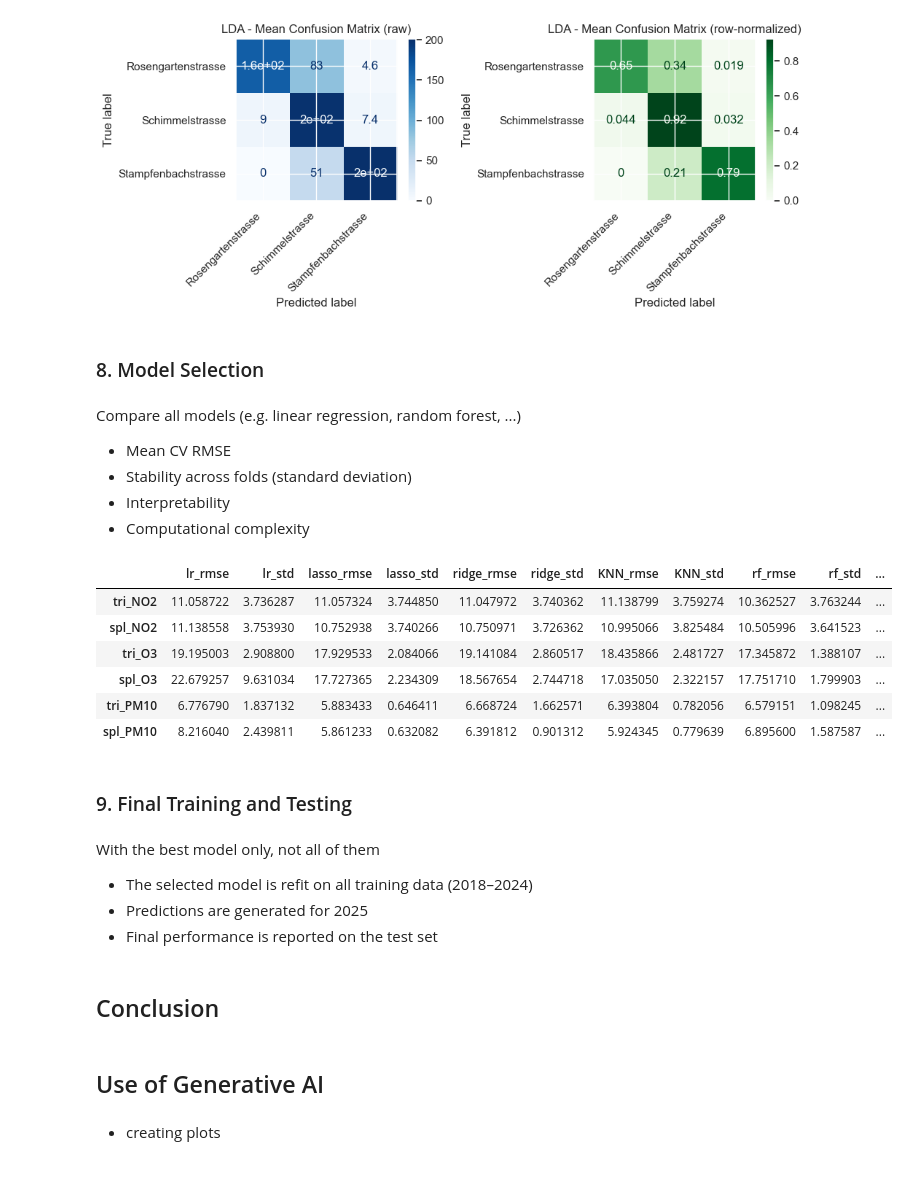
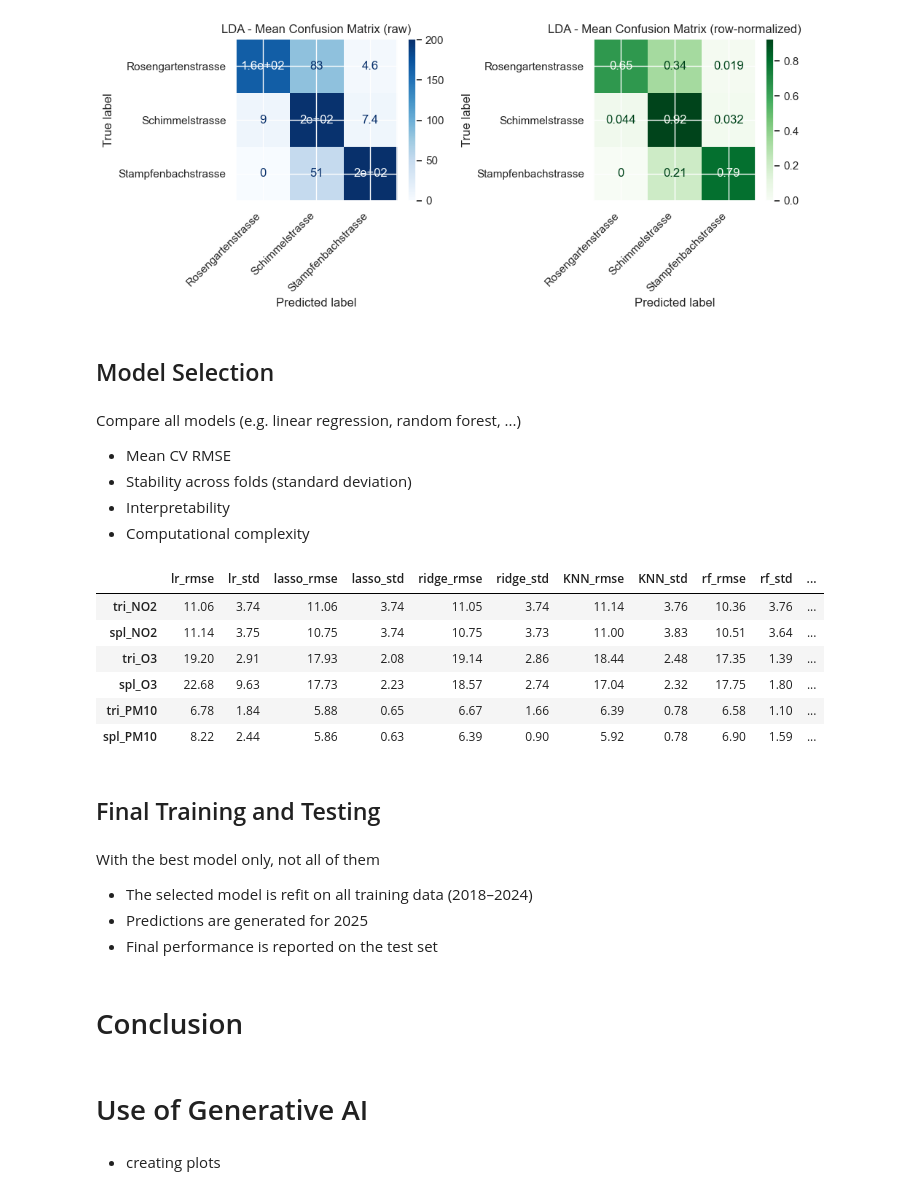
Before and after one commit to JitkaRantanen/AS2025_CO2-GroupProject, a Jupyter notebook: Masterfile.ipynb, the cells around one changed output. Saved outputs shown, nothing was run; the diff lists cells and outputs as text; code cells hidden in the pictures.

```diff
--- a/Masterfile.ipynb
+++ b/Masterfile.ipynb
@@ -2707,7 +2705,7 @@ Mean ± Std across folds:
 0          0.785         0.059          0.788         0.064
 [figure]
 # %% [markdown]
-### 8. Model Selection
+## Model Selection
 # %% [markdown]
 Compare all models (e.g. linear regression, random forest, ...)
 
@@ -2718,17 +2716,18 @@ Compare all models (e.g. linear regression, random forest, ...)
 # %%
 # Compile an overview of models evaluation
 df_result_overview = pd.DataFrame.from_dict(results_dict, orient="index")
-df_result_overview
+df_result_rounded = df_result_overview.round(2)
+df_result_rounded
 # %% [output]
 |  | lr_rmse | lr_std | lasso_rmse | lasso_std | ridge_rmse | ridge_std | KNN_rmse | KNN_std | rf_rmse | rf_std | ... |
-| tri_NO2 | 11.058722 | 3.736287 | 11.057324 | 3.744850 | 11.047972 | 3.740362 | 11.138799 | 3.759274 | 10.362527 | 3.763244 | ... |
-| spl_NO2 | 11.138558 | 3.753930 | 10.752938 | 3.740266 | 10.750971 | 3.726362 | 10.995066 | 3.825484 | 10.505996 | 3.641523 | ... |
-| tri_O3 | 19.195003 | 2.908800 | 17.929533 | 2.084066 | 19.141084 | 2.860517 | 18.435866 | 2.481727 | 17.345872 | 1.388107 | ... |
-| spl_O3 | 22.679257 | 9.631034 | 17.727365 | 2.234309 | 18.567654 | 2.744718 | 17.035050 | 2.322157 | 17.751710 | 1.799903 | ... |
-| tri_PM10 | 6.776790 | 1.837132 | 5.883433 | 0.646411 | 6.668724 | 1.662571 | 6.393804 | 0.782056 | 6.579151 | 1.098245 | ... |
-| spl_PM10 | 8.216040 | 2.439811 | 5.861233 | 0.632082 | 6.391812 | 0.901312 | 5.924345 | 0.779639 | 6.895600 | 1.587587 | ... |
+| tri_NO2 | 11.06 | 3.74 | 11.06 | 3.74 | 11.05 | 3.74 | 11.14 | 3.76 | 10.36 | 3.76 | ... |
+| spl_NO2 | 11.14 | 3.75 | 10.75 | 3.74 | 10.75 | 3.73 | 11.00 | 3.83 | 10.51 | 3.64 | ... |
+| tri_O3 | 19.20 | 2.91 | 17.93 | 2.08 | 19.14 | 2.86 | 18.44 | 2.48 | 17.35 | 1.39 | ... |
+| spl_O3 | 22.68 | 9.63 | 17.73 | 2.23 | 18.57 | 2.74 | 17.04 | 2.32 | 17.75 | 1.80 | ... |
+| tri_PM10 | 6.78 | 1.84 | 5.88 | 0.65 | 6.67 | 1.66 | 6.39 | 0.78 | 6.58 | 1.10 | ... |
+| spl_PM10 | 8.22 | 2.44 | 5.86 | 0.63 | 6.39 | 0.90 | 5.92 | 0.78 | 6.90 | 1.59 | ... |
 # %% [markdown]
-### 9. Final Training and Testing
+## Final Training and Testing
 # %% [markdown]
 With the best model only, not all of them
 
@@ -2736,8 +2735,8 @@ With the best model only, not all of them
 - Predictions are generated for 2025
 - Final performance is reported on the test set
 # %% [markdown]
-## Conclusion
+# Conclusion
 # %% [markdown]
-## Use of Generative AI
+# Use of Generative AI
 # %% [markdown]
 - creating plots
```
Also changed, not shown: parts of 70 cells of this notebook.
